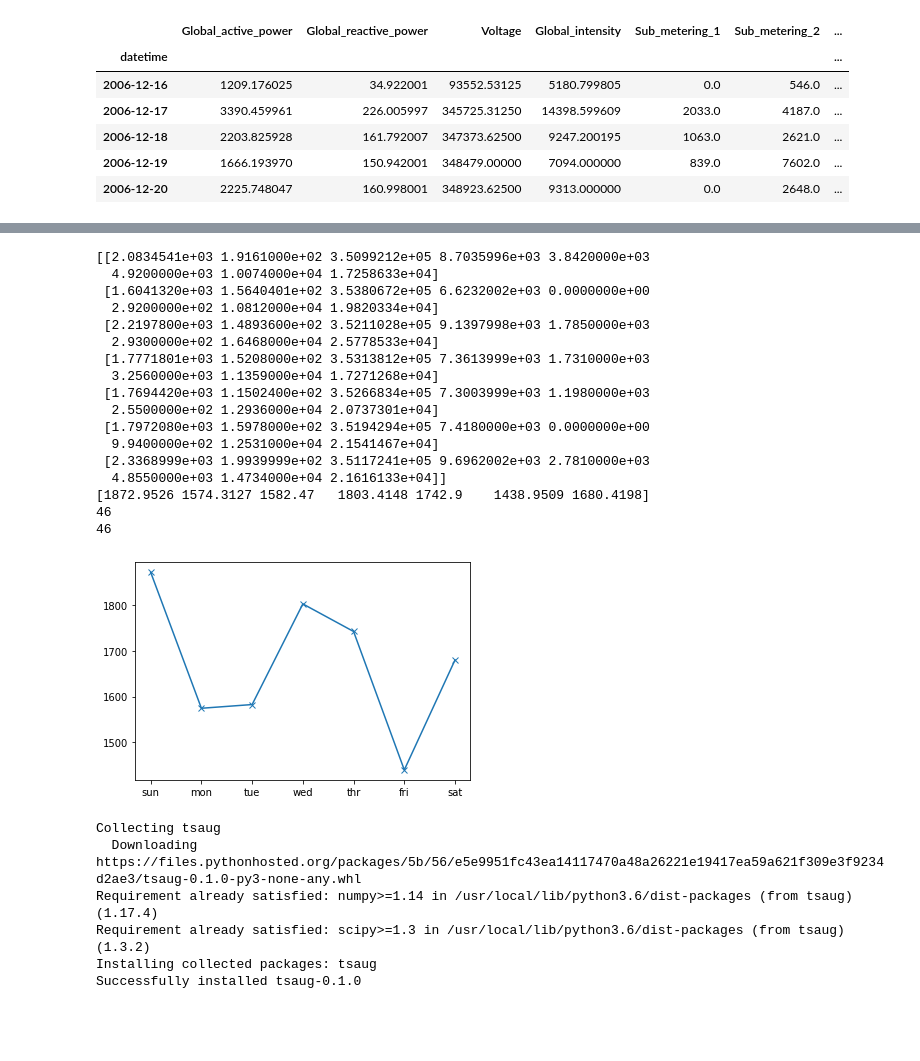
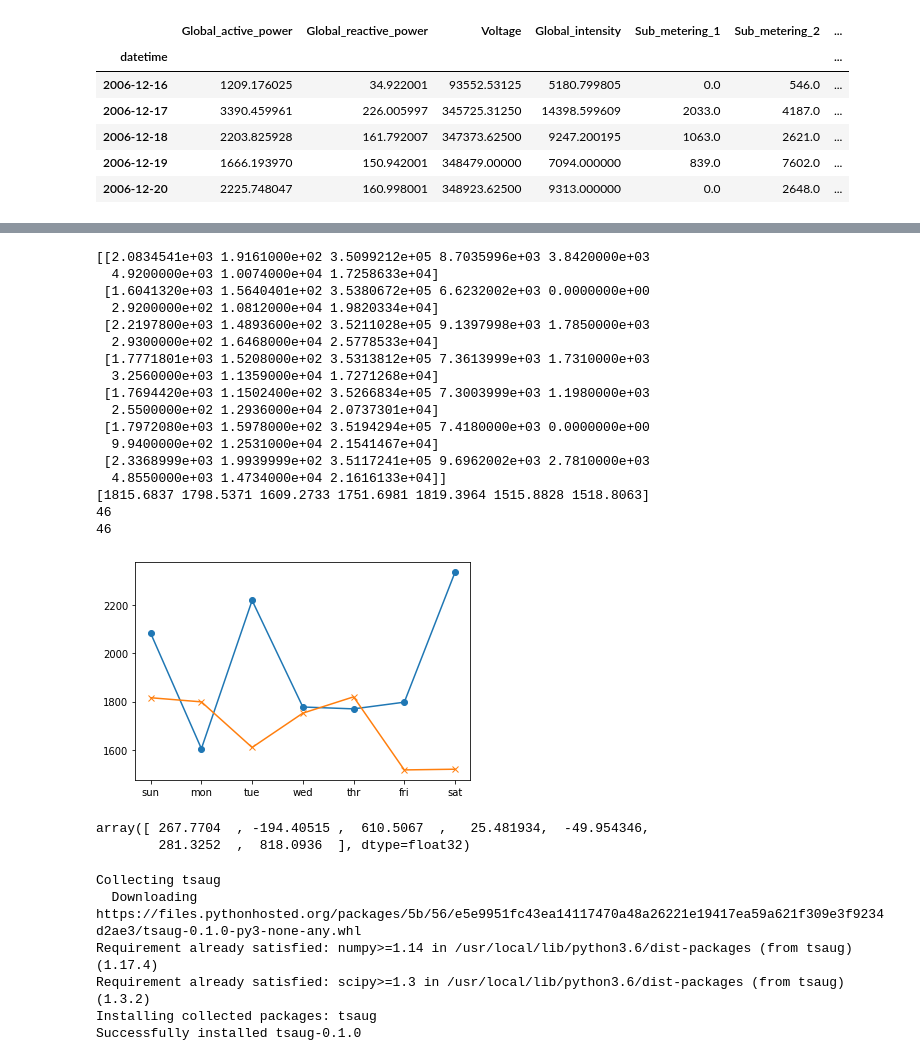
Before and after one commit to wendellalves/Porjeto_aprendizado_maquina, a Jupyter notebook: Projeto_de_Machine_Learning.ipynb, the cells around one changed output, grey strips where cells are left out. Saved outputs shown, nothing was run; the diff lists cells and outputs as text; code cells hidden in the pictures; blank space fills up the shorter version.

```diff
--- a/Projeto_de_Machine_Learning.ipynb
+++ b/Projeto_de_Machine_Learning.ipynb
@@ -152,25 +155,6 @@ def split_dataset(data):
 	test = np.array(np.split(test, len(test)/7))
 
 	return train, test
-# %%
-def evaluate_model(train, test, n_input):
-	# fit model
-	model = build_model(train, n_input)
-	# history is a list of weekly data
-	history = [x for x in train]
-	# walk-forward validation over each week
-	predictions = list()
-	for i in range(len(test)):
-		# predict the week
-		yhat_sequence = forecast(model, history, n_input)
-		# store the predictions
-		predictions.append(yhat_sequence)
-		# get real observation and add to history for predicting the next week
-		history.append(test[i, :])
-	# evaluate predictions days for each week
-	predictions = array(predictions)
-	score, scores = evaluate_forecasts(test[:, :, 0], predictions)
-	return score, scores
 # %%
 # summarize scores
 def summarize_scores(name, score, scores):
@@ -250,7 +234,7 @@ def evaluate_model(train, test, n_input):
 	score, scores = evaluate_forecasts(test[:, :, 0], predictions)
 	return score, scores, predictions
 # %%
-n_input = 21
+n_input = 7
 
 train, test = split_dataset(daily_data.values)
 
@@ -267,35 +267,40 @@ lstm: [378.751] 367.1, 391.2, 345.9, 372.2, 393.4, 353.3, 422.5
 # %%
 print(test[0])
 print(predictions[0])
 
 valores_reais_potencia_ativa = [2.0834541e+03,1.6041320e+03, 2.2197800e+03,1.7771801e+03,1.7694420e+03,1.7972080e+03,2.3368999e+03]
 
 print(len(test))
 print(len(predictions))
 
 days = ['sun', 'mon', 'tue', 'wed', 'thr', 'fri', 'sat']
-plt.plot(days, valores_reais_potencia_ativa, marker='o', label='lstm')
-plt.plot(days, predictions[0], marker='x', label='lstm')
+plt.plot(days, valores_reais_potencia_ativa, marker='o', label='Real')
+plt.plot(days, predictions[0], marker='x', label='Predito')
 plt.show()
 # %% [output]
 [[2.0834541e+03 1.9161000e+02 3.5099212e+05 8.7035996e+03 3.8420000e+03
   4.9200000e+03 1.0074000e+04 1.7258633e+04]
  [1.6041320e+03 1.5640401e+02 3.5380672e+05 6.6232002e+03 0.0000000e+00
   2.9200000e+02 1.0812000e+04 1.9820334e+04]
  [2.2197800e+03 1.4893600e+02 3.5211028e+05 9.1397998e+03 1.7850000e+03
   2.9300000e+02 1.6468000e+04 2.5778533e+04]
  [1.7771801e+03 1.5208000e+02 3.5313812e+05 7.3613999e+03 1.7310000e+03
   3.2560000e+03 1.1359000e+04 1.7271268e+04]
  [1.7694420e+03 1.1502400e+02 3.5266834e+05 7.3003999e+03 1.1980000e+03
   2.5500000e+02 1.2936000e+04 2.0737301e+04]
  [1.7972080e+03 1.5978000e+02 3.5194294e+05 7.4180000e+03 0.0000000e+00
   9.9400000e+02 1.2531000e+04 2.1541467e+04]
  [2.3368999e+03 1.9939999e+02 3.5117241e+05 9.6962002e+03 2.7810000e+03
   4.8550000e+03 1.4734000e+04 2.1616133e+04]]
-[1872.9526 1574.3127 1582.47   1803.4148 1742.9    1438.9509 1680.4198]
+[1815.6837 1798.5371 1609.2733 1751.6981 1819.3964 1515.8828 1518.8063]
 46
 46
-[figure, old version]
+[figure, new version]
+# %%
+test[0,:,0] -predictions[0]
+# %% [output]
+array([ 267.7704  , -194.40515 ,  610.5067  ,   25.481934,  -49.954346,
+        281.3252  ,  818.0936  ], dtype=float32)
 # %%
 !pip install tsaug
 # %% [output]
```
Also changed, not shown: parts of 25 cells of this notebook.
